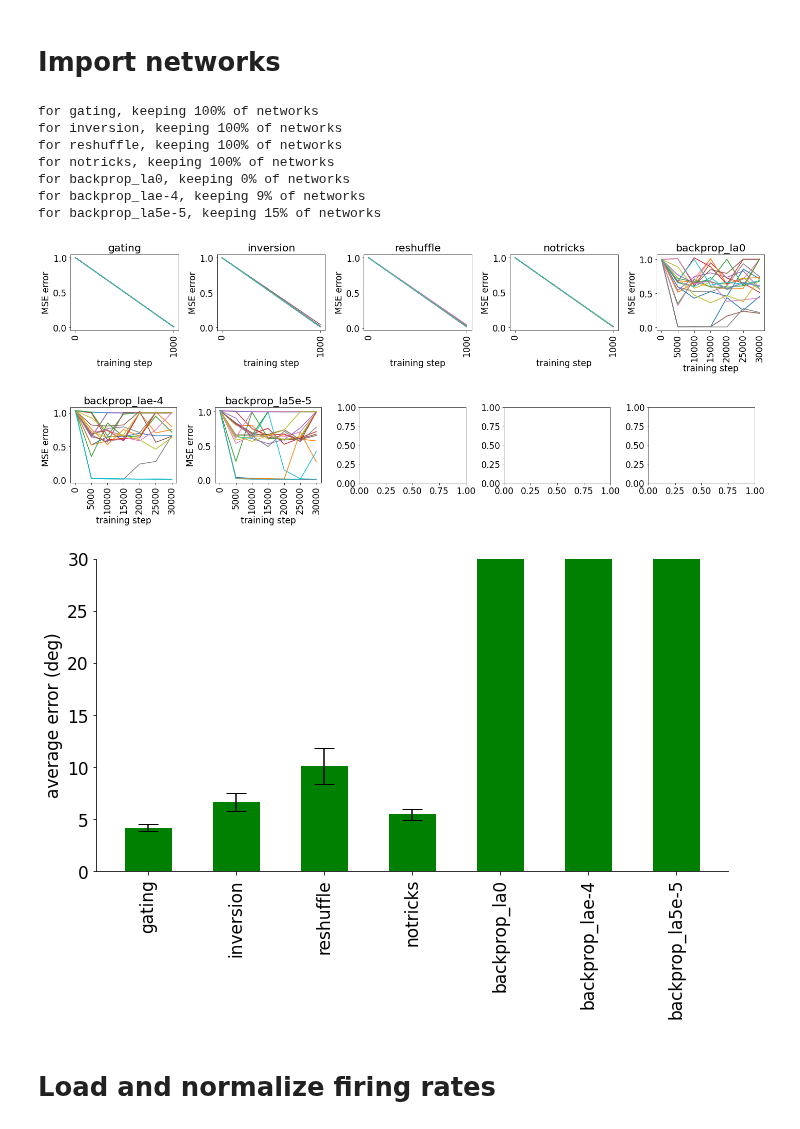
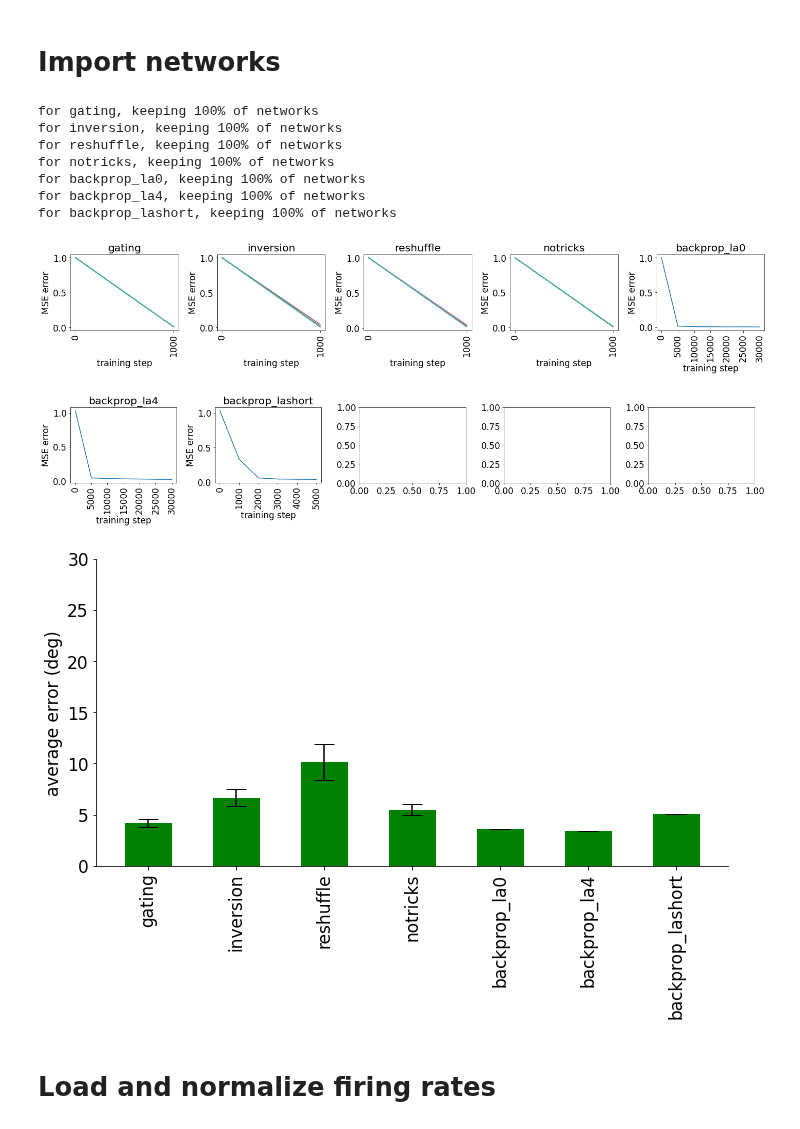
Before and after one commit to azaho/ccn_story3, a Jupyter notebook: netdist.ipynb, the cells around one changed output. Saved outputs shown, nothing was run; the diff lists cells and outputs as text; code cells hidden in the pictures.

```diff
--- a/netdist.ipynb
+++ b/netdist.ipynb
@@ -27,34 +27,34 @@ all_networks = {
         "indices": np.arange(0, 64, 16)
     },
     "notricks": {
-        "color": np.random.rand(3,),  # random color
+        "color": "yellow",  # random color
         "names": [f"data/hdnotricksCTRNN_2DIR1O_dr100_n0.1_la0_r{i}_dv" for i in range(20)],
         "indices": np.arange(0, 64, 16)
     },
     "backprop_la0": {
         "color": np.random.rand(3,),  # random color
-        "names": [f"data/backpropnpCTRNN_2DIR1O_dr100_n0.1_la0_r{i}_dv" for i in range(20)],
+        "names": [f"data/backpropnpCTRNN_2DIR1O_dr100_n0.1_la0_dp0.5_rAA" for i in range(1)],
         "indices": np.arange(0, 64, 16)
     },
-    "backprop_lae-4": {
+    "backprop_la4": {
         "color": np.random.rand(3,),  # random color
-        "names": [f"data/backpropnpCTRNN_2DIR1O_dr100_n0.1_la0.0001_r{i}_dv" for i in range(20)],
+        "names": [f"data/backpropCTRNN_2DIR1O_dr100_n0.1_la0.0001_dp1.0_rAA" for i in range(1)],
         "indices": np.arange(0, 64, 16)
     },
-    "backprop_la5e-5": {
+    "backprop_lashort": {
         "color": np.random.rand(3,),  # random color
-        "names": [f"data/backpropnpCTRNN_2DIR1O_dr100_n0.1_la5e-05_r{i}_dv" for i in range(20)],
+        "names": [f"data/backpropCTRNN_2DIR1O_dr100_n0.1_la0.0001_dp1.0_rSHORT" for i in range(1)],
         "indices": np.arange(0, 64, 16)
     },
     "diego_phd_mst": {
         "color": "orange",
-        "names": ["neuraldata/new/diego_phd_mst_bothselective"],
+        "names": ["neuraldata/new/diego_phd_mst_both_selective_zscored"],
         "indices": np.array([0, 1, 2, 3]),
         "neural": True
     },
     "diego_new_mst": {
         "color": np.random.rand(3,),
-        "names": ["neuraldata/new/diego_new_mst_bothselective"],
+        "names": ["neuraldata/new/diego_new_mst_both_selective_zscored"],
         "indices": np.array([0, 1, 2, 3]),
         "neural": True
     }
@@ -67,7 +67,6 @@ all_networks = {
 #   if key not in keep: del all_networks[key]
 
 # neural data not available
-#del all_networks["diego_phd"]
 
 # load information about every network
 for network in all_networks.values():
@@ -112,39 +111,39 @@ for network_name, network in all_networks.items():
     row_count += 1
     if row_count >= 5:  # Reset if 5 plots in a row
         plt.tight_layout()
         plt.show()
         fig, axs = plt.subplots(1, 5, figsize=(20, 4))
         row_count = 0
 plt.tight_layout()
 plt.show()
 
 # show all final errors of kept networks, for comparison
 use_networks = [key for key in all_networks.keys() if "neural" not in all_networks[key] or not all_networks[key]["neural"]]
 means = [np.mean(all_networks[network]["errors"]) for network in use_networks]
 errors = [np.std(all_networks[network]["errors"]) for network in use_networks]
 fig = plt.figure(figsize=(10, 7))
 plt.rc('font', **{'family': 'DejaVu Sans', 'weight': 'normal', 'size': 17})
 ax = plt.subplot(1, 1, 1)
 ax.bar(np.arange(1, len(use_networks)+1)*1.5, means, yerr=errors, align='center', alpha=1, ecolor='black', capsize=10, color="green")
 plt.xticks(ticks=np.arange(1, len(use_networks)+1)*1.5, labels=use_networks)
 plt.ylim(0, 30)
 ax.set_ylabel('average error (deg)')
 plt.gca().spines['top'].set_visible(False)
 plt.gca().spines['right'].set_visible(False)
 plt.gca().set_xticklabels(ax.get_xticklabels(), rotation=90)
 plt.tight_layout()
 plt.show()
 # %% [output]
 for gating, keeping 100% of networks
 for inversion, keeping 100% of networks
 for reshuffle, keeping 100% of networks
 for notricks, keeping 100% of networks
-for backprop_la0, keeping 0% of networks
-for backprop_lae-4, keeping 9% of networks
-for backprop_la5e-5, keeping 15% of networks
+for backprop_la0, keeping 100% of networks
+for backprop_la4, keeping 100% of networks
+for backprop_lashort, keeping 100% of networks
-[figure, old version]
+[figure, new version]
-[figure, old version]
+[figure, new version]
-[figure, old version]
+[figure, new version]
 # %% [markdown]
 # Load and normalize firing rates
 # %%
```
Also changed, not shown: parts of 10 cells of this notebook, 4 other files.
